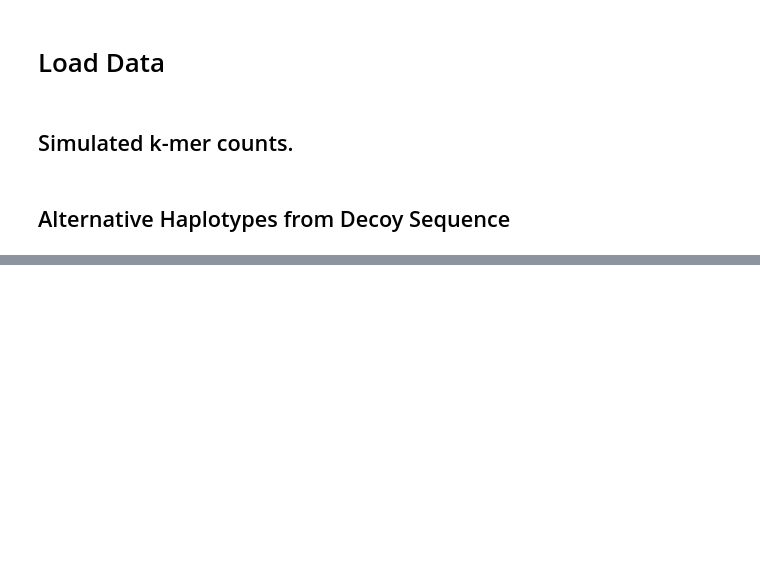
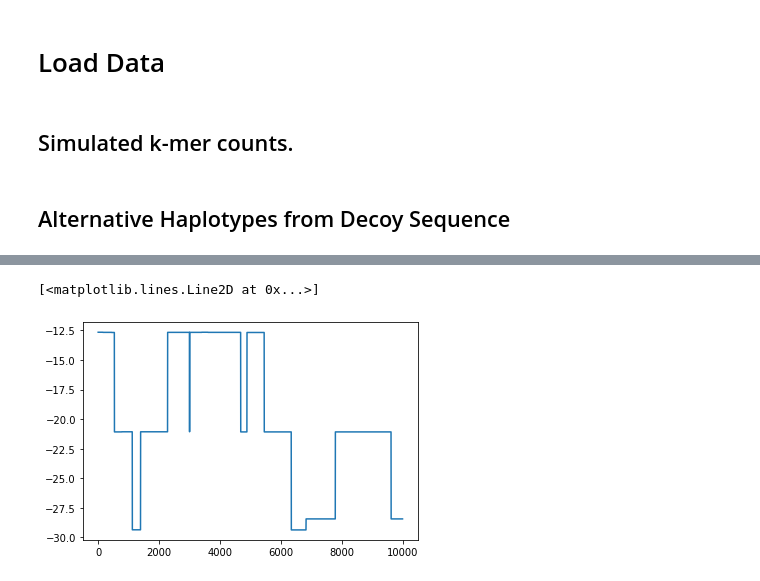
Before and after one commit to briannachrisman/alt_haplotypes, a Jupyter notebook: src/localize/likelihood_scratch.ipynb, the cells around one changed output, grey strips where cells are left out. Drawn from its saved outputs; the diff is of its cells as text; code cells hidden in the pictures; blank space fills up the shorter version.

```diff
--- a/src/localize/likelihood_scratch.ipynb
+++ b/src/localize/likelihood_scratch.ipynb
@@ -268,0 +286,5 @@ True Location: chr2:728878-860300 Predicted Region: 02.000000001 - 02.005406157
+# %%
+plt.plot(np.array(a)[[0,1,2,3,4,5,6],12000:22000].sum(axis=0))
+# %% [output]
+[<matplotlib.lines.Line2D at 0x...>]
+[figure, added]
```
Also changed, not shown: parts of 11 cells of this notebook, 37 other files.
